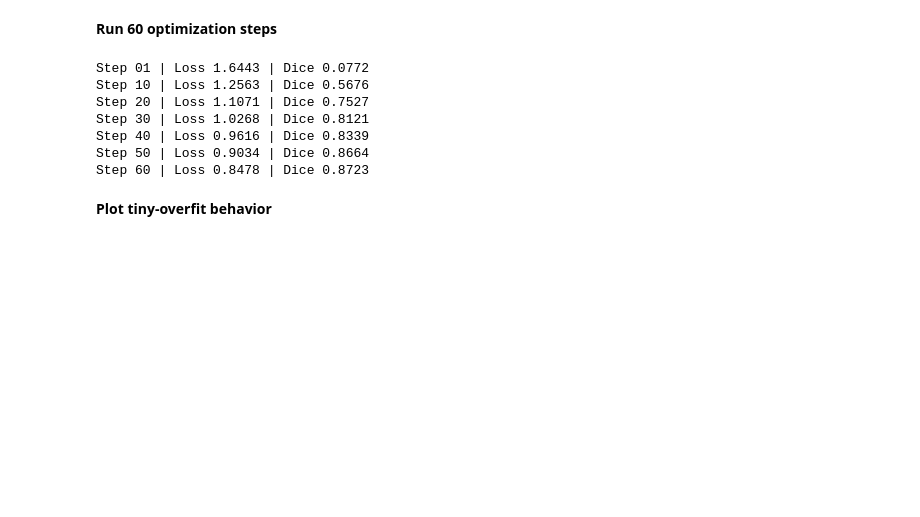
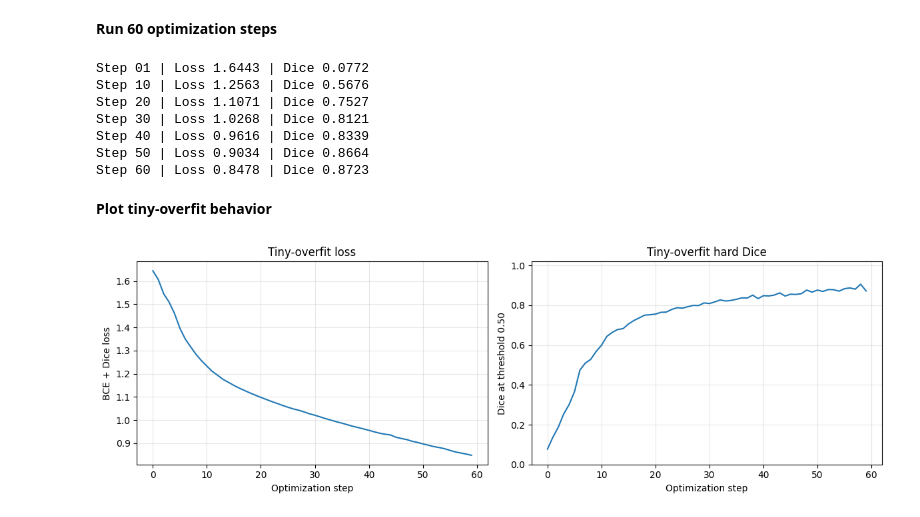
Before and after one commit to mdmohsin212/modern-vision-multimodal-lab, a Jupyter notebook: Vision/02_segmentation/unet_semantic_segmentation.ipynb, the cells around one changed output. Cells and saved outputs as stored; diff of their text form; code cells hidden in the pictures; blank space fills up the shorter version.

```diff
--- a/Vision/02_segmentation/unet_semantic_segmentation.ipynb
+++ b/Vision/02_segmentation/unet_semantic_segmentation.ipynb
@@ -607,3 +607,29 @@ Step 50 | Loss 0.9034 | Dice 0.8664
 Step 60 | Loss 0.8478 | Dice 0.8723
 # %% [markdown]
 **Plot tiny-overfit behavior**
+# %%
+figure, axes = plt.subplots(1, 2, figsize=(12, 4))
+
+axes[0].plot(tiny_losses)
+axes[0].set_title("Tiny-overfit loss")
+
+axes[0].set_xlabel("Optimization step")
+axes[0].set_ylabel("BCE + Dice loss")
+axes[0].grid(alpha=0.3)
+
+axes[1].plot(tiny_dice_scores)
+axes[1].set_title("Tiny-overfit hard Dice")
+
+axes[1].set_xlabel("Optimization step")
+axes[1].set_ylabel("Dice at threshold 0.50")
+
+axes[1].set_ylim(0.0, 1.02)
+axes[1].grid(alpha=0.3)
+
+plt.tight_layout()
+overfit_figure_path = OUTPUT_ROOT/ "block_03a_tiny_overfit.png"
+
+plt.savefig(overfit_figure_path, dpi=180, bbox_inches="tight")
+plt.show()
+# %% [output]
+[figure, added]
```
Also changed, not shown: parts of 1 cell of this notebook.
